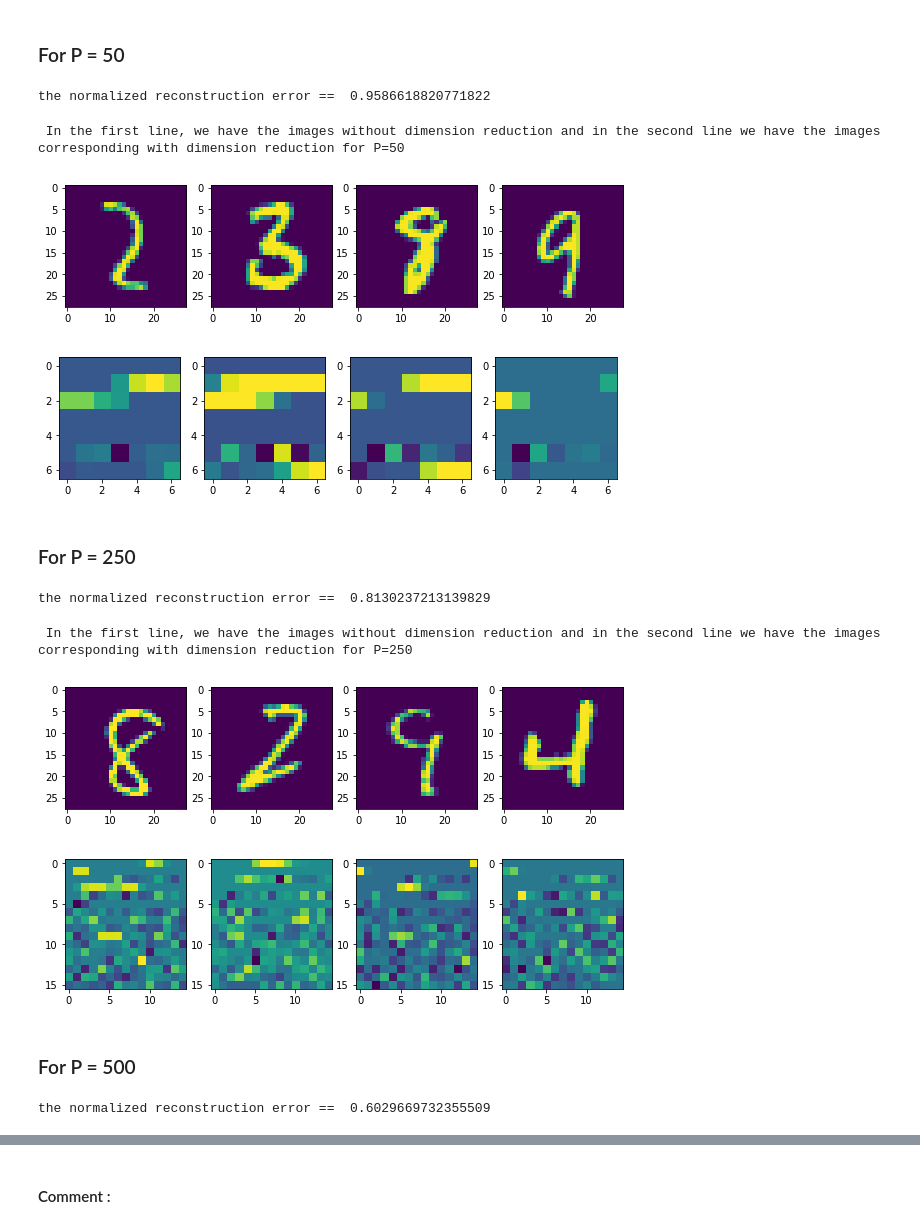
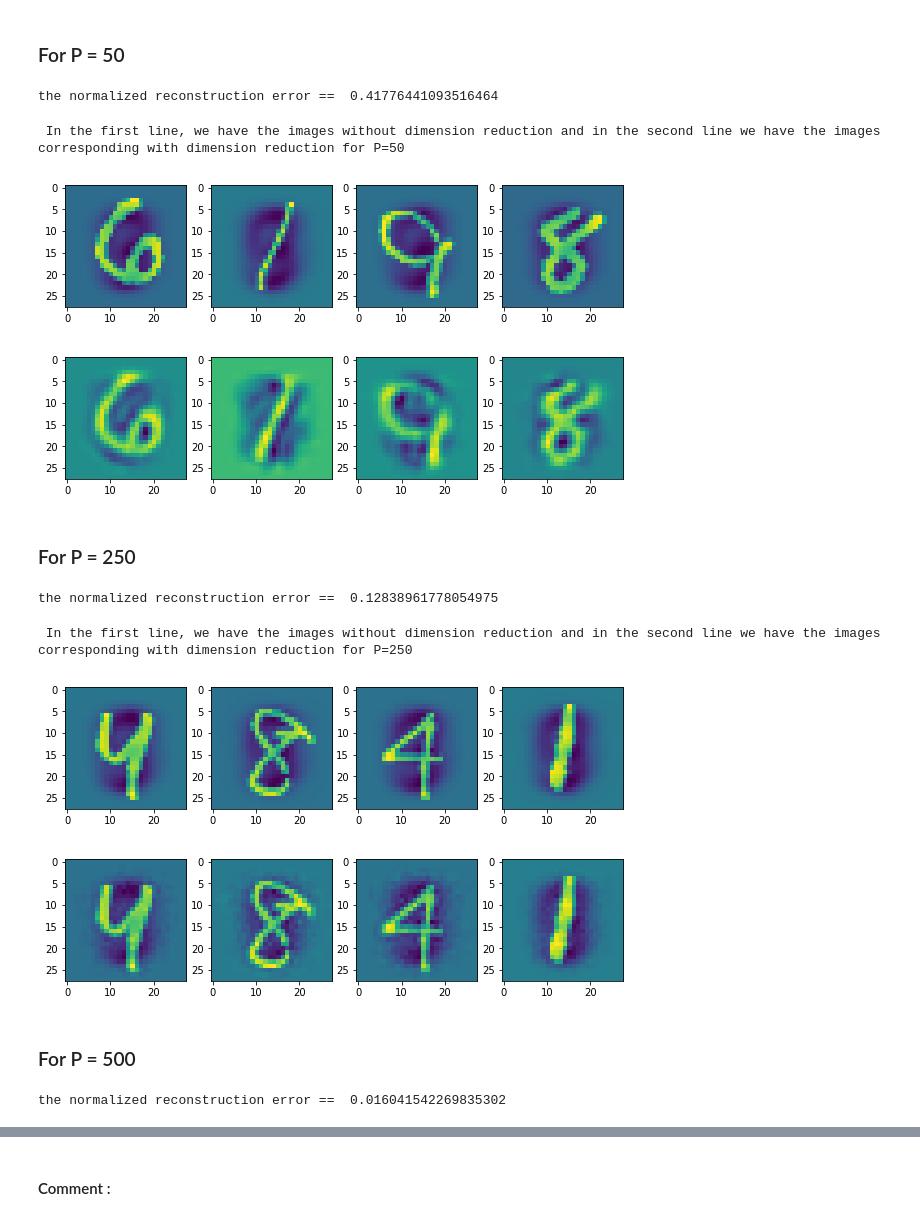
Before and after one commit to Panongbene/masster2IPP, a Jupyter notebook: TP_Principal_Component_Analysis_and_Boosting_Yeh_Bounhar_Sawadogo.ipynb, the cells around one changed output, grey strips where cells are left out. Saved outputs shown, nothing was run; the diff lists cells and outputs as text; code cells hidden in the pictures.

```diff
--- a/TP_Principal_Component_Analysis_and_Boosting_Yeh_Bounhar_Sawadogo.ipynb
+++ b/TP_Principal_Component_Analysis_and_Boosting_Yeh_Bounhar_Sawadogo.ipynb
@@ -45,6 +47,9 @@ Y_dataset_2000 = mnist_Y_test[tampon]
 
 # Vectorize and normalization
 X_dataset_2000 = X_dataset_2000.reshape(X_dataset_2000.shape[0], -1)/255#np.ravel(X_dataset_2000, 2)
+
+# compute  normalization
+X_dataset_2000 = X_dataset_2000 - np.mean(X_dataset_2000,0)
 # %%
 print("Dimension Image Data After Preprocessing     = ", X_dataset_2000.shape)
 print("Dimension Label Image After Preprocessing    = ", Y_dataset_2000.shape)
@@ -69,22 +74,16 @@ def pca_decomposition(dataset, dimension_reduce):
     # compute eigen_values and eigen_vectors values
     eigen_values, eigen_vectors = np.linalg.eig(eigendecomposition)
 
-    # extract the dimension_reduce first largest eigen_values value
-    eigen_values_dict = dict()
+    eigen_values_ = list()
 
-    for i in range(eigen_values.shape[0]):
-        eigen_values_dict[i] = eigen_values[i]
+    # Build the eigen values
+    for i in range(dimension_reduce):
+        eigen_values_.append(eigen_values[i])
 
-    eigen_values_dimension = sorted(eigen_values_dict.items(), reverse = True, key=lambda t: t[1])[0:dimension_reduce]
+    # Build the PCA Matrix
+    matrice_PCA_ = eigen_vectors[: , :dimension_reduce]# to delete
 
-    eigen_values_ = list()
-    matrice_PCA_ = list()
-    # Build the PCA Matrix
-    for i in range(len(eigen_values_dimension)):
-        matrice_PCA_.append(eigen_vectors[eigen_values_dimension[i][0]])
-        eigen_values_.append(eigen_values_dimension[i][1])
-
-    return np.array(matrice_PCA_).T, np.array(eigen_values_), np.sum(eigen_values_)/np.sum(eigen_values), np.array(eigen_vectors), np.array(eigen_values)
+    return matrice_PCA_, np.array(eigen_values_), np.sum(eigen_values_)/np.sum(eigen_values), np.array(eigen_vectors), np.array(eigen_values)
 #--------------------------------------------------------------------------------------------------------------------------------------------------------#
 def reduce_dimension(dataset, matrice_PCA_):
     """This function performs a dimension reduction with a PCA matrix"""
@@ -159,17 +158,17 @@ error_p_50 = compute_error_with_frobenius_nurm(X_dataset_2000, recover_data_set_
 # The error
 print("the normalized reconstruction error == ", error_p_50)
 # %% [output]
-the normalized reconstruction error ==  0.9586618820771822
+the normalized reconstruction error ==  0.41776441093516464
 # %%
 # Visualization some recovered image
 data_plot = np.random.randint(1, X_dataset_2000.shape[0], 4)
 print(" In the first line, we have the images without dimension reduction and in the second line we have the images corresponding with dimension reduction for P=50")
 plot_image_different_axe(X_dataset_2000, data_plot, 28, 28)
-plot_image_different_axe(dataset_obtain_after_pca_50, data_plot, 7, 7)
+plot_image_different_axe(recover_data_set_50, data_plot, 28, 28)
 # %% [output]
  In the first line, we have the images without dimension reduction and in the second line we have the images corresponding with dimension reduction for P=50
-[figure, old version]
+[figure, new version]
-[figure, old version]
+[figure, new version]
 # %% [markdown]
 ### For P = 250
 # %%
@@ -188,18 +187,18 @@ error_p_250 = compute_error_with_frobenius_nurm(X_dataset_2000, recover_data_set
 # The error
 print("the normalized reconstruction error == ", error_p_250)
 # %% [output]
-the normalized reconstruction error ==  0.8130237213139829
+the normalized reconstruction error ==  0.12838961778054975
 # %%
 # Visualization some recovered image
 data_plot = np.random.randint(1, X_dataset_2000.shape[0], 4)
 print(" In the first line, we have the images without dimension reduction and in the second line we have the images corresponding with dimension reduction for P=250")
 
 plot_image_different_axe(X_dataset_2000, data_plot, 28, 28)
-plot_image_different_axe(dataset_obtain_after_pca_250, data_plot, 16, 15)
+plot_image_different_axe(recover_data_set_250, data_plot, 28, 28)
 # %% [output]
  In the first line, we have the images without dimension reduction and in the second line we have the images corresponding with dimension reduction for P=250
-[figure, old version]
+[figure, new version]
-[figure, old version]
+[figure, new version]
 # %% [markdown]
 ### For P = 500
 # %%
@@ -218,7 +217,7 @@ error_p_500 = compute_error_with_frobenius_nurm(X_dataset_2000, recover_data_set
 # The error
 print("the normalized reconstruction error == ", error_p_500)
 # %% [output]
-the normalized reconstruction error ==  0.6029669732355509
+the normalized reconstruction error ==  0.016041542269835302
 # %%
 # Visualization some recovered image
 data_plot = np.random.randint(1, X_dataset_2000.shape[0], 4)
```
Also changed, not shown: parts of 17 cells of this notebook.
